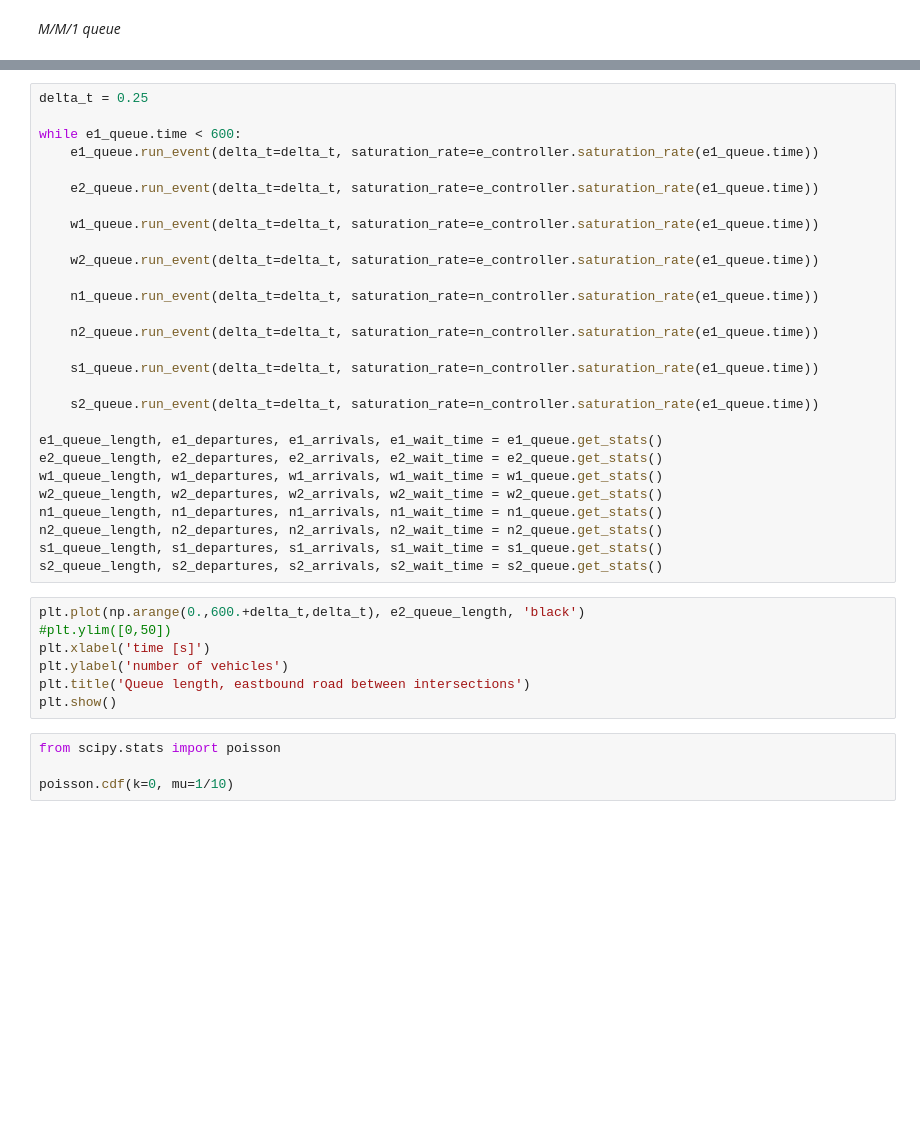
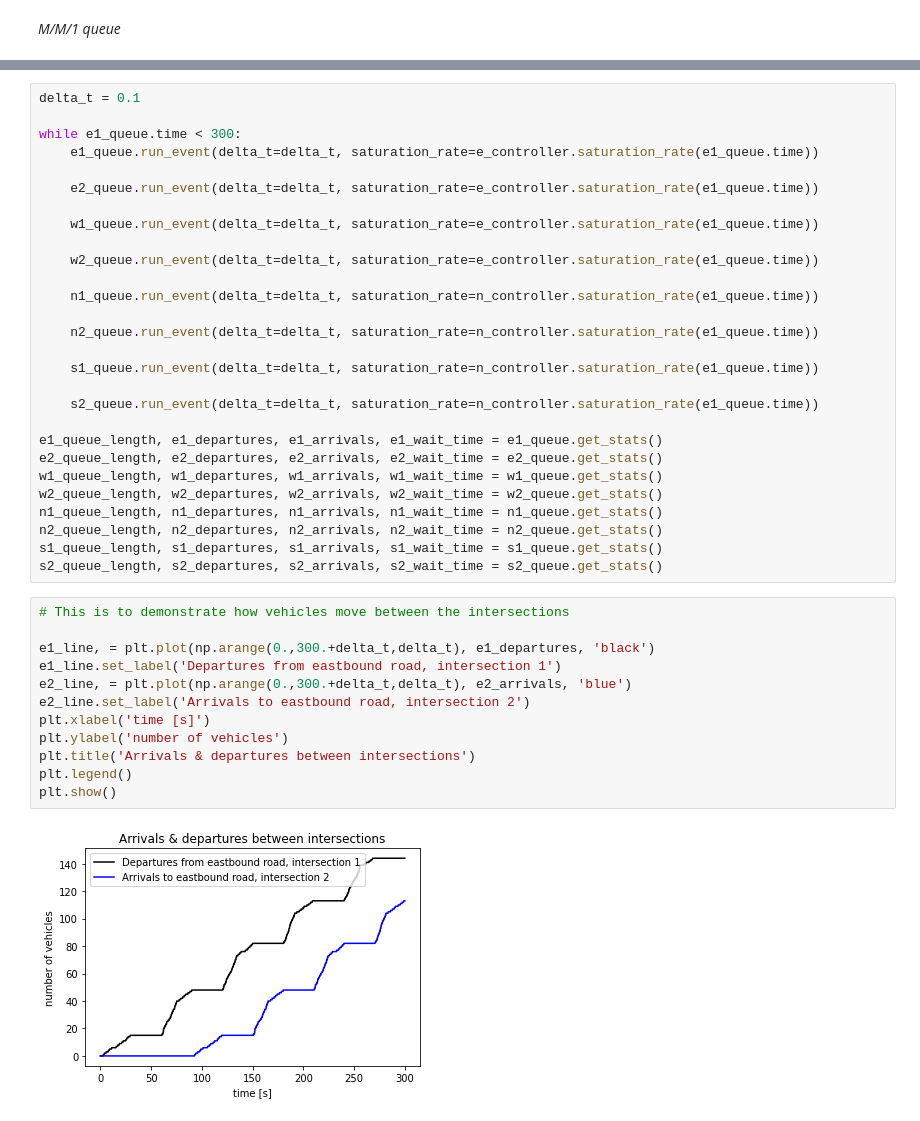
Before and after one commit to KingJohanna/vehicle-traffic-congestion-control, a Jupyter notebook: Simulation.ipynb, the cells around one changed output, grey strips where cells are left out. Drawn from its saved outputs; the diff is of its cells as text; blank space fills up the shorter version.

```diff
--- a/Simulation.ipynb
+++ b/Simulation.ipynb
@@ -167,7 +165,7 @@ AttributeError: module 'MM1Queue' has no attribute 'ConnectedMM1QueueSimulator'
 # %%
-delta_t = 0.25
+delta_t = 0.1
 
-while e1_queue.time < 600:
+while e1_queue.time < 300:
     e1_queue.run_event(delta_t=delta_t, saturation_rate=e_controller.saturation_rate(e1_queue.time))
 
     e2_queue.run_event(delta_t=delta_t, saturation_rate=e_controller.saturation_rate(e1_queue.time))
@@ -193,13 +191,16 @@ n2_queue_length, n2_departures, n2_arrivals, n2_wait_time = n2_queue.get_stats()
 s1_queue_length, s1_departures, s1_arrivals, s1_wait_time = s1_queue.get_stats()
 s2_queue_length, s2_departures, s2_arrivals, s2_wait_time = s2_queue.get_stats()
 # %%
-plt.plot(np.arange(0.,600.+delta_t,delta_t), e2_queue_length, 'black')
-#plt.ylim([0,50])
+# This is to demonstrate how vehicles move between the intersections
+
+e1_line, = plt.plot(np.arange(0.,300.+delta_t,delta_t), e1_departures, 'black')
+e1_line.set_label('Departures from eastbound road, intersection 1')
+e2_line, = plt.plot(np.arange(0.,300.+delta_t,delta_t), e2_arrivals, 'blue')
+e2_line.set_label('Arrivals to eastbound road, intersection 2')
 plt.xlabel('time [s]')
 plt.ylabel('number of vehicles')
-plt.title('Queue length, eastbound road between intersections')
+plt.title('Arrivals & departures between intersections')
+plt.legend()
 plt.show()
+# %% [output]
+[figure, added]
-# %%
-from scipy.stats import poisson
-
-poisson.cdf(k=0, mu=1/10)
```
Also changed, not shown: parts of 5 cells of this notebook, 1 other file.
